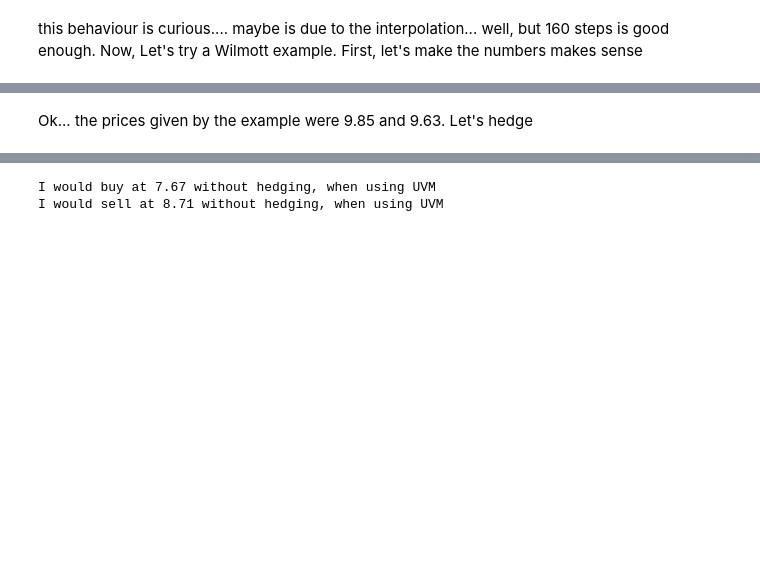
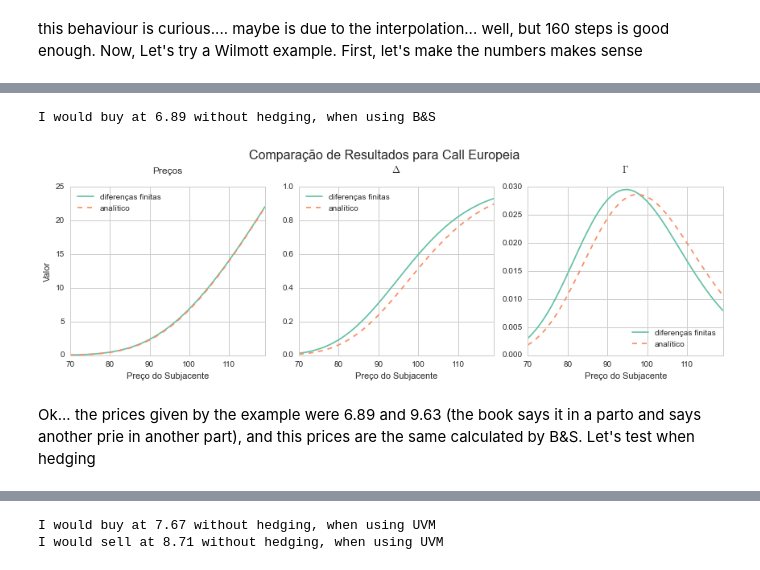
Before and after one commit to ucaiado/FiniteDifference_Pricing, a Jupyter notebook: tests.ipynb, the cells around one changed output, grey strips where cells are left out. Cells and saved outputs as stored; diff of their text form; code cells hidden in the pictures; blank space fills up the shorter version.

Commit message:
refactor and test: Improve the code redability and execute tests

```diff
--- a/tests.ipynb
+++ b/tests.ipynb
@@ -973,5 +985,17 @@ I would sell at 9.62 without hedging, when using UVM
-# %% [markdown]
-Ok... the prices given by the example were 9.85 and 9.63. Let's hedge
+# %%
+my_option = finite_difference.EuropianCall(100., 0.2, 0.5, 0.05, 171., 100.)
+# %%
+my_option.get_information(100., 0.5, 'price_anlt')
+print "I would buy at {:0.2f} without hedging, when using B&S".format(f1)
+# %% [output]
+I would buy at 6.89 without hedging, when using B&S
+# %%
+l_prices = np.arange(70., 120., 1.)
+my_option.compare_to_analytical_solutions(l_prices, 0.5)
+# %% [output]
+[figure, added]
+# %% [markdown]
+Ok... the prices given by the example were 6.89 and 9.63 (the book says it in a parto and says another prie in another part), and this prices are the same calculated by B&S. Let's test when hedging
 # %%
 import finite_difference; reload(finite_difference)
 d = {'f_volm': 0.20,
```
Also changed, not shown: parts of 16 cells of this notebook, 1 other file.
